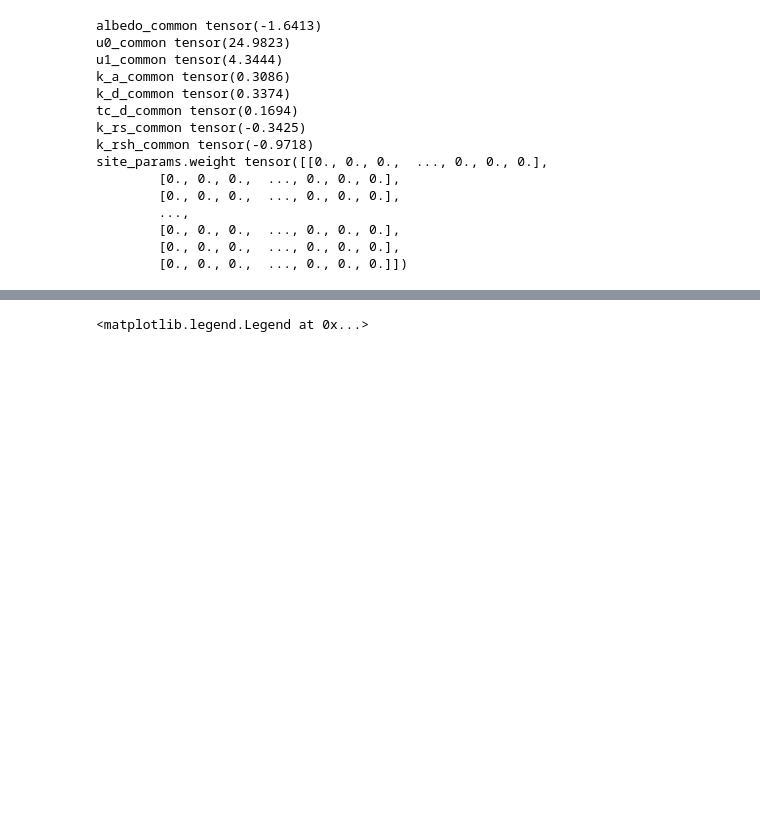
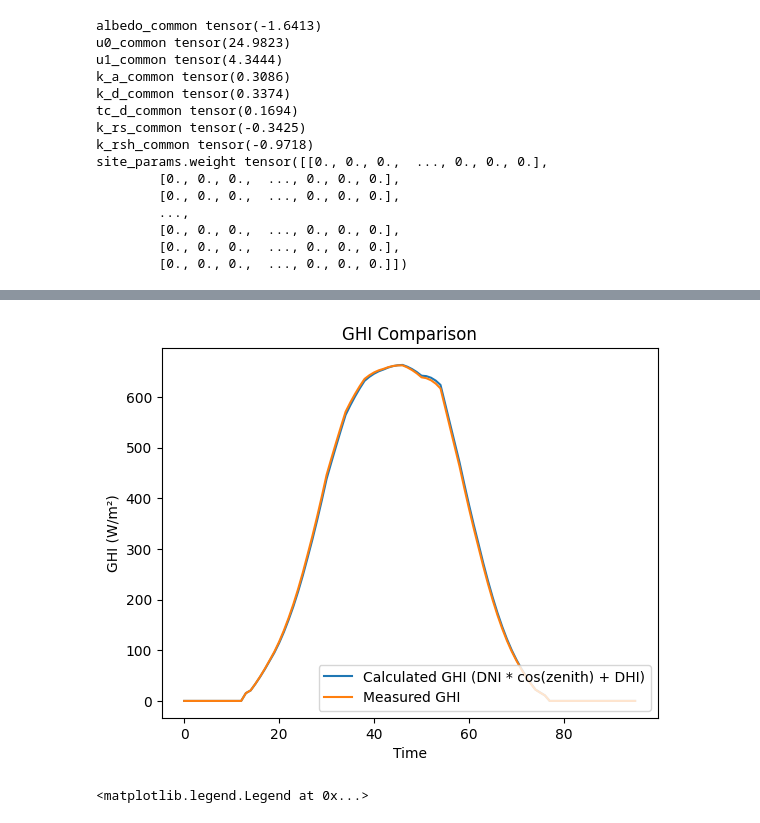
Before and after one commit to pavlikp/PV-PIML, a Jupyter notebook: notebooks/newADRinspect.ipynb, the cells around one changed output, grey strips where cells are left out. Cells and saved outputs as stored; diff of their text form; code cells hidden in the pictures; blank space fills up the shorter version.

Commit message:
Final experiment configs and plots

```diff
--- a/notebooks/newADRinspect.ipynb
+++ b/notebooks/newADRinspect.ipynb
@@ -85,3 +85,18 @@ Text(0.5, 1.0, 'Austria 46021: 2023-12-28')
+# %%
+import numpy as np
+import matplotlib.pyplot as plt
+
+plt.plot(np.cos(ds[idx][0]["solar_zenith"]) * ds[idx][0]["dni"] + ds[idx][0]["dhi"], label="Calculated GHI (DNI * cos(zenith) + DHI)")
+plt.plot(ds[idx][0]["ghi"], label="Measured GHI")
+#plt.plot(ds[idx][0]["dhi"], label="Measured DHI")
+#plt.plot(ds[idx][0]["dni"], label="Measured DNI")
+plt.legend(loc="lower right")
+plt.xlabel("Time")
+plt.ylabel("GHI (W/m²)")
+plt.title("GHI Comparison")
+plt.show()
+# %% [output]
+[figure, added]
 # %%
 import numpy as np
 from tqdm import tqdm
```
Also changed, not shown: parts of 1 cell of this notebook, 27 other files.
